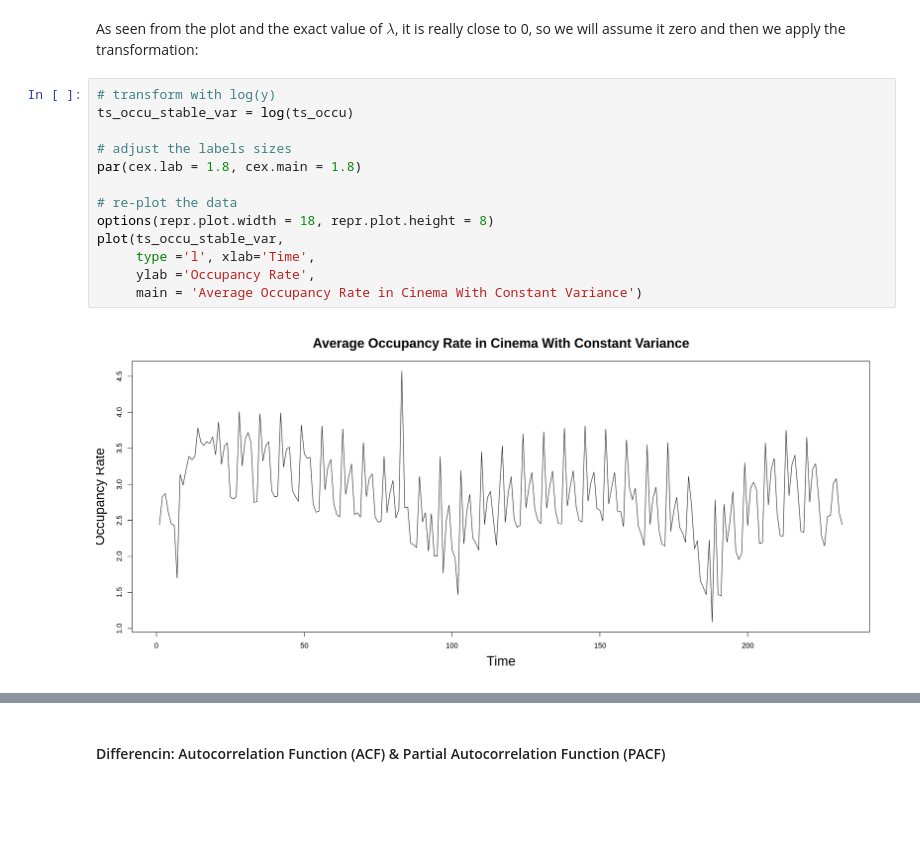
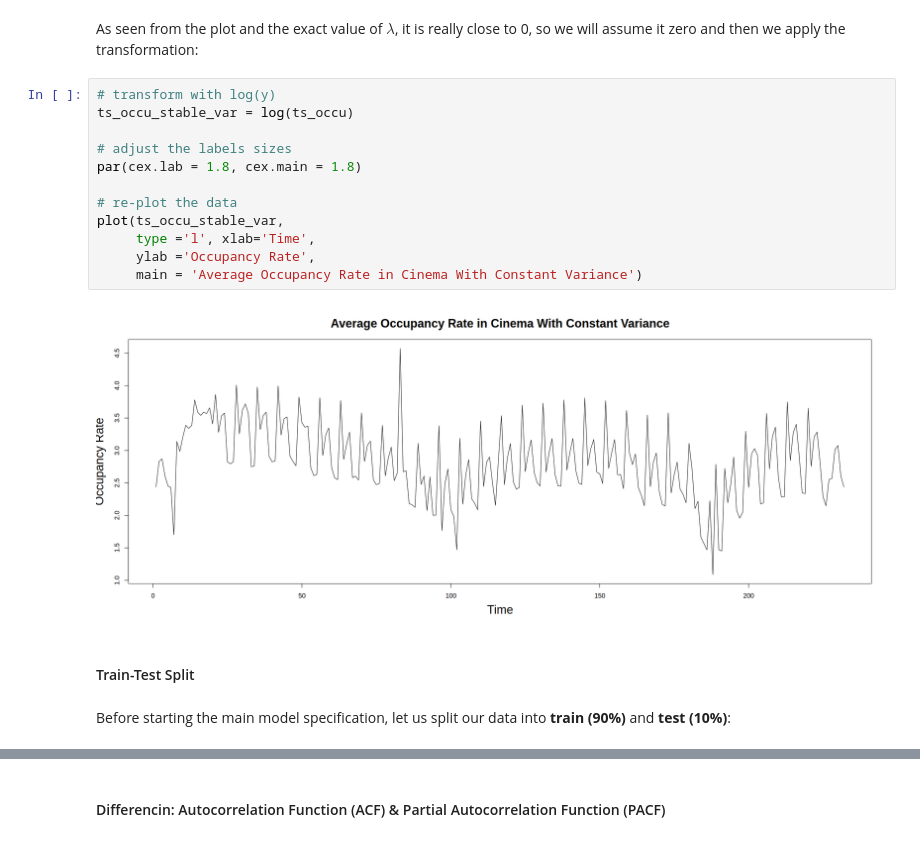
Before and after one commit to muohannedxd/Time-Series-Analysis-and-Forecasting-of-Cinema-Occupancy-Rate, a Jupyter notebook: mohanned_kadache_g3_project.ipynb, the cells around one changed output, grey strips where cells are left out. Cells and saved outputs as stored; diff of their text form; blank space fills up the shorter version.

```diff
--- a/mohanned_kadache_g3_project.ipynb
+++ b/mohanned_kadache_g3_project.ipynb
@@ -149,15 +151,18 @@ As seen from the plot and the exact value of **$ \lambda $**, it is really close
 # %%
 # transform with log(y)
 ts_occu_stable_var = log(ts_occu)
 
 # adjust the labels sizes
 par(cex.lab = 1.8, cex.main = 1.8)
 
 # re-plot the data
-options(repr.plot.width = 18, repr.plot.height = 8)
 plot(ts_occu_stable_var,
      type ='l', xlab='Time',
      ylab ='Occupancy Rate',
      main = 'Average Occupancy Rate in Cinema With Constant Variance')
 # %% [output]
-[figure, old version]
+[figure, new version]
+# %% [markdown]
+#### Train-Test Split
+# %% [markdown]
+Before starting the main model specification, let us split our data into **train (90%)** and **test (10%)**:
```
Also changed, not shown: parts of 76 cells of this notebook, 2 other files.
